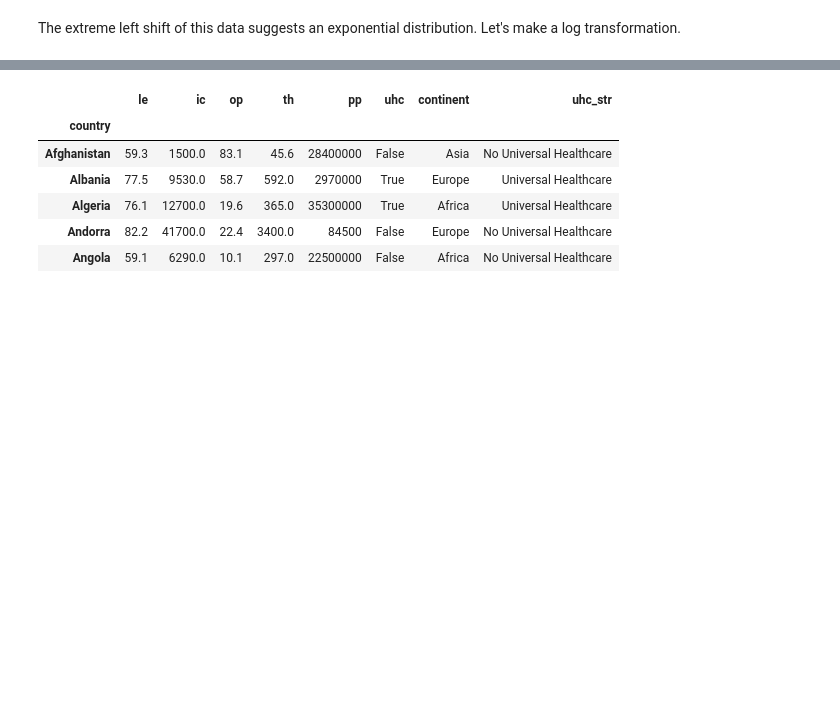
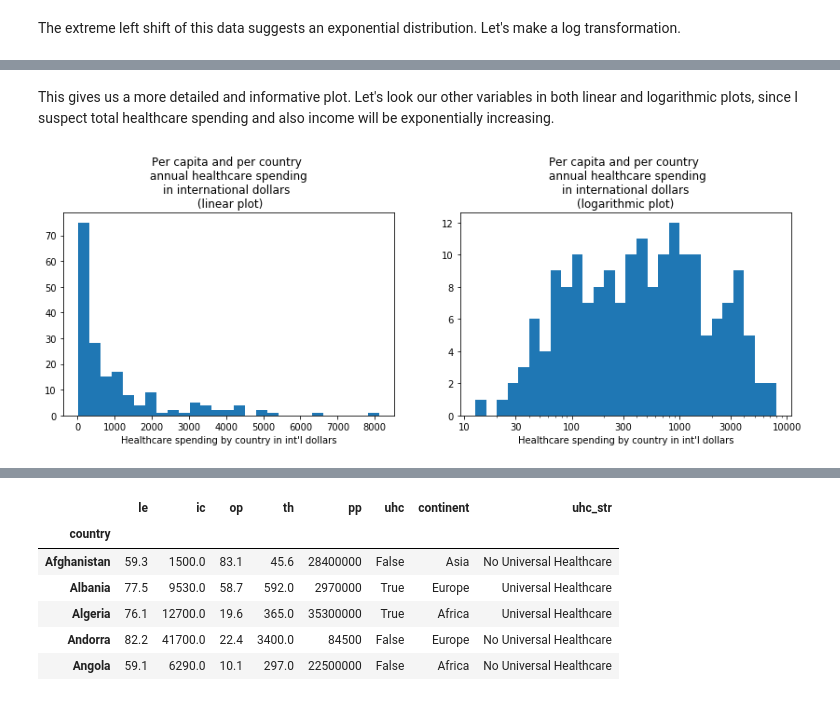
Before and after one commit to mullendavidh/nanodegree-project-5, a Jupyter notebook: exploration_template.ipynb, the cells around one changed output, grey strips where cells are left out. Saved outputs shown, nothing was run; the diff lists cells and outputs as text; code cells hidden in the pictures; blank space fills up the shorter version.

```diff
--- a/exploration_template.ipynb
+++ b/exploration_template.ipynb
@@ -400,0 +403,27 @@ plt.xticks(tick_locs, tick_locs);
+# %% [markdown]
+This gives us a more detailed and informative plot. Let's look our other variables in both linear and logarithmic plots, since I suspect total healthcare spending and also income will be exponentially increasing.
+# %%
+plt.figure(figsize = [14, 4])
+
+#### NON-LOG GRAPH
+plt.subplot(1,2,1)
+BIN_SIZE = 300
+bins_list = np.arange(int(df['th'].min()), int(df['th'].max()) + BIN_SIZE, BIN_SIZE)
+plt.hist(data = df, x = 'th', bins=bins_list);
+plt.title("Per capita and per country \n annual healthcare spending \n\
+in international dollars \n (linear plot)")
+plt.xlabel("Healthcare spending by country in int'l dollars")
+
+### LOG TRANSFORMATION GRAPH
+plt.subplot(1,2,2)
+BIN_SIZE = .1
+bins_list = 10 ** np.arange(np.log10(df['th'].min()) - BIN_SIZE, np.log10(df['th'].max()) + BIN_SIZE, BIN_SIZE)
+plt.hist(data = df, x = 'th', bins = bins_list)
+plt.xscale('log')
+plt.title("Per capita and per country \n annual healthcare spending\n\
+in international dollars\n(logarithmic plot)")
+plt.xlabel("Healthcare spending by country in int'l dollars")
+tick_locs = [10, 30, 100, 300, 1000, 3000, 10000]
+plt.xticks(tick_locs, tick_locs);
+# %% [output]
+[figure, added]
```
Also changed, not shown: parts of 10 cells of this notebook.
